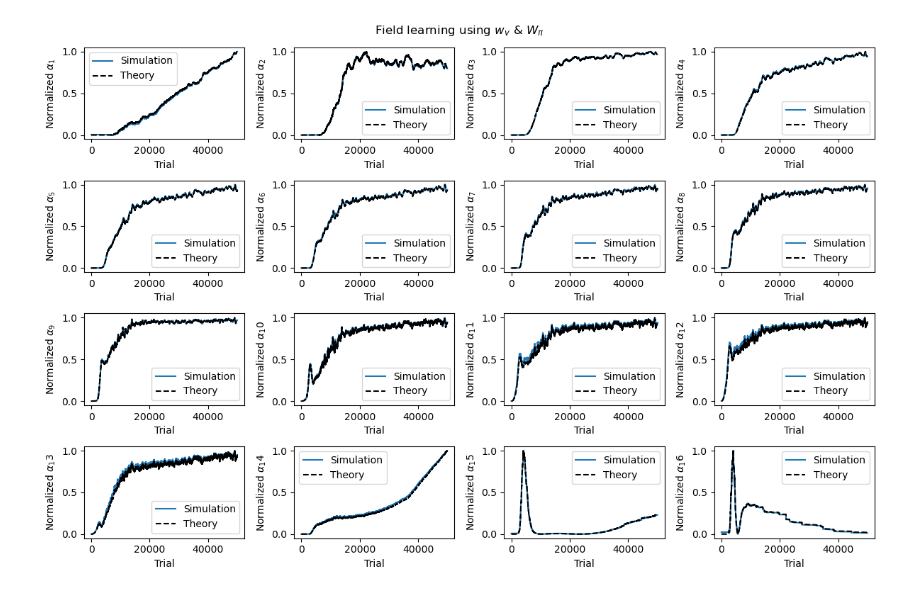
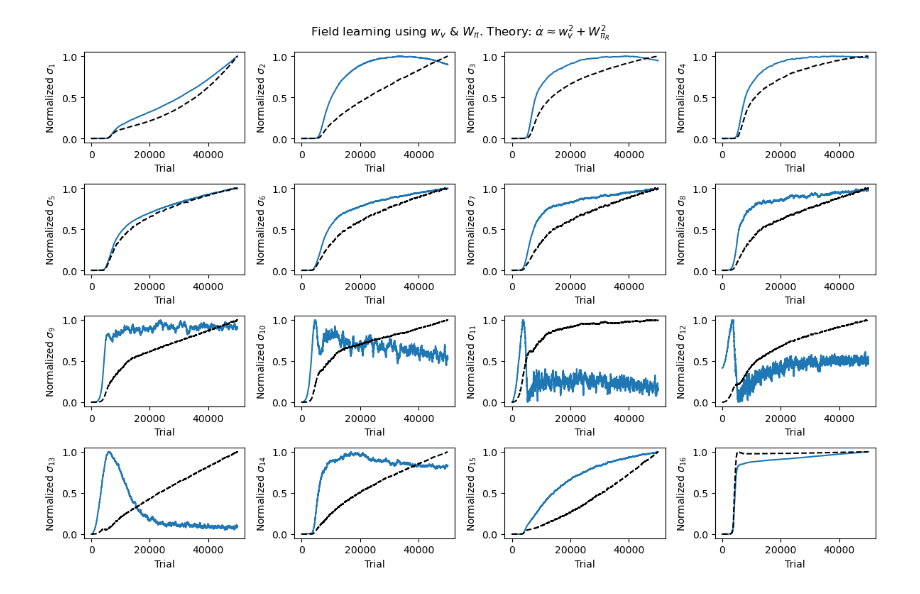
Before and after one commit to mgkumar138/online_pf_learning, a Jupyter notebook: online/1D/analyze_dx.ipynb, the cells around one changed output. Cells and saved outputs as stored; diff of their text form; code cells hidden in the pictures.

```diff
--- a/online/1D/analyze_dx.ipynb
+++ b/online/1D/analyze_dx.ipynb
@@ -165,0 +296,13 @@ print(alphas.shape)
+# %%
+episodes = 10
+latencys, cumr, dxs, delta_dxrs = saveload(f"./comp_data/rmax_compile_{episodes}e", 1, 'load')
+
+rmaxs = [1,2,3,4,5,6,7,8,9,10]
+f,ax = plt.subplots(1,3,figsize=(12,3))
+for r,rmax in enumerate(rmaxs):
+    ax[0].plot(latencys[r], label=rmax)
+    ax[1].plot(dxs[r,-1], label=rmax)
+
+ax[2].scatter(rmaxs, delta_dxrs[:,-1])
+
+f.tight_layout()
@@ -165,0 +311,6 @@ print(alphas.shape)
+# %%
+for n in np.arange(16):
+    a = alphas[:trial_max,n]
+    v = (values[:trial_max,n,0]**2 + policys[:trial_max,n,0]**2)
+    df = v/a
+    print(np.mean(df), np.max(df), np.min(df))
@@ -166,29 +334,56 @@ print(alphas.shape)
 # %%
-def normalize_values(x):
-    maxval = np.max(x)
-    minval = np.min(x)
-    print(minval, maxval)
-    return (x-minval)/(maxval-minval)
+# theory vs simulation
+llr = 0.000
+slr = 0.0001
+alr = 0.000
+total_trials = 50000
+num = 100
+[logparams, latencys,cum_rewards, allcoords] = saveload(f"./data/1D_td_online_0.0ba_0.0ns_01234p_16n_0.01plr_0.01clr_{llr}llr_{alr}alr_{slr}slr_uni_0.5a_0.1s_2a_2020s_50000e_5rmax_0.05rsz",1,"load")
+
+
+lambdas = []
+sigmas = []
+alphas = []
+policys = []
+values = []
+episodes = np.arange(total_trials)
+for e in episodes:
+    lambdas.append(logparams[e][0])
+    sigmas.append(logparams[e][1])
+    alphas.append(logparams[e][2])
+    policys.append(logparams[e][3])
+    values.append(logparams[e][4])
+lambdas = np.array(lambdas)
+sigmas = np.array(sigmas)
+alphas = np.array(alphas)
+policys = np.array(policys)
+values = np.array(values)
 
 trial_max = 50000
 f,ax = plt.subplots(4,4, figsize=(12,8))
-f.suptitle('Field learning using $w_v$ & $W_{\pi}$')
+f.suptitle('Field learning using $w_v$ & $W_{\pi}$. Theory: $\dot\\alpha \\approx w_v^2 + W_{\pi_R}^2$')
 ax = ax.flatten()
 for n in np.arange(16):
-    sim = normalize_values(alphas[:trial_max,n])
-    theory = normalize_values(values[:trial_max,n,0]**2)
-    ax[n].plot(np.arange(trial_max), sim)
-    ax[n].plot(np.arange(trial_max), theory, linestyle='--',color='k')
 
-    ax[n].plot([],[],label='Simulation',color='tab:blue')
-    ax[n].plot([],[], linestyle='--',label='Theory',color='k')
+    print(sigmas[:trial_max,n])
+    sim = sigmas[:trial_max,n]
+    # half_theory = normalize_values((values[:trial_max,n,0]**2))
+    theory = (values[:trial_max,n,0]**2 + policys[:trial_max,n,0]**2)
+
+    ax[n].plot(np.arange(trial_max), normalize_values(sim))
+    # ax[n].plot(np.arange(trial_max), half_theory, linestyle='--',color='gray')
+    ax[n].plot(np.arange(trial_max), normalize_values(theory), linestyle='--',color='k')
+
+    # ax[n].plot([],[],label='Simulation',color='tab:blue')
+    # ax[n].plot([],[],linestyle='--', label='$w_v theory$',color='gray')
+    # ax[n].plot([],[], linestyle='--',label='$w_v + w_\pi$ theory',color='k')
 
     # diff = abs(sim-theory)
     # plt.plot(np.arange(trial_max), diff)
     i = n+1
-    ax[n].set_ylabel(f'Normalized $\\alpha_{i}$')
+    ax[n].set_ylabel(f'Normalized $\\sigma_{{{i}}}$')
     ax[n].set_xlabel('Trial')
-    ax[n].legend()
+    # ax[n].legend(fontsize=8)
 
 f.tight_layout()
 # ax = plt.twinx()
@@ -215 +410 @@ f.tight_layout()
-[figure, old version]
+[figure, new version]
```
Also changed, not shown: parts of 19 cells of this notebook, 14 other files.
